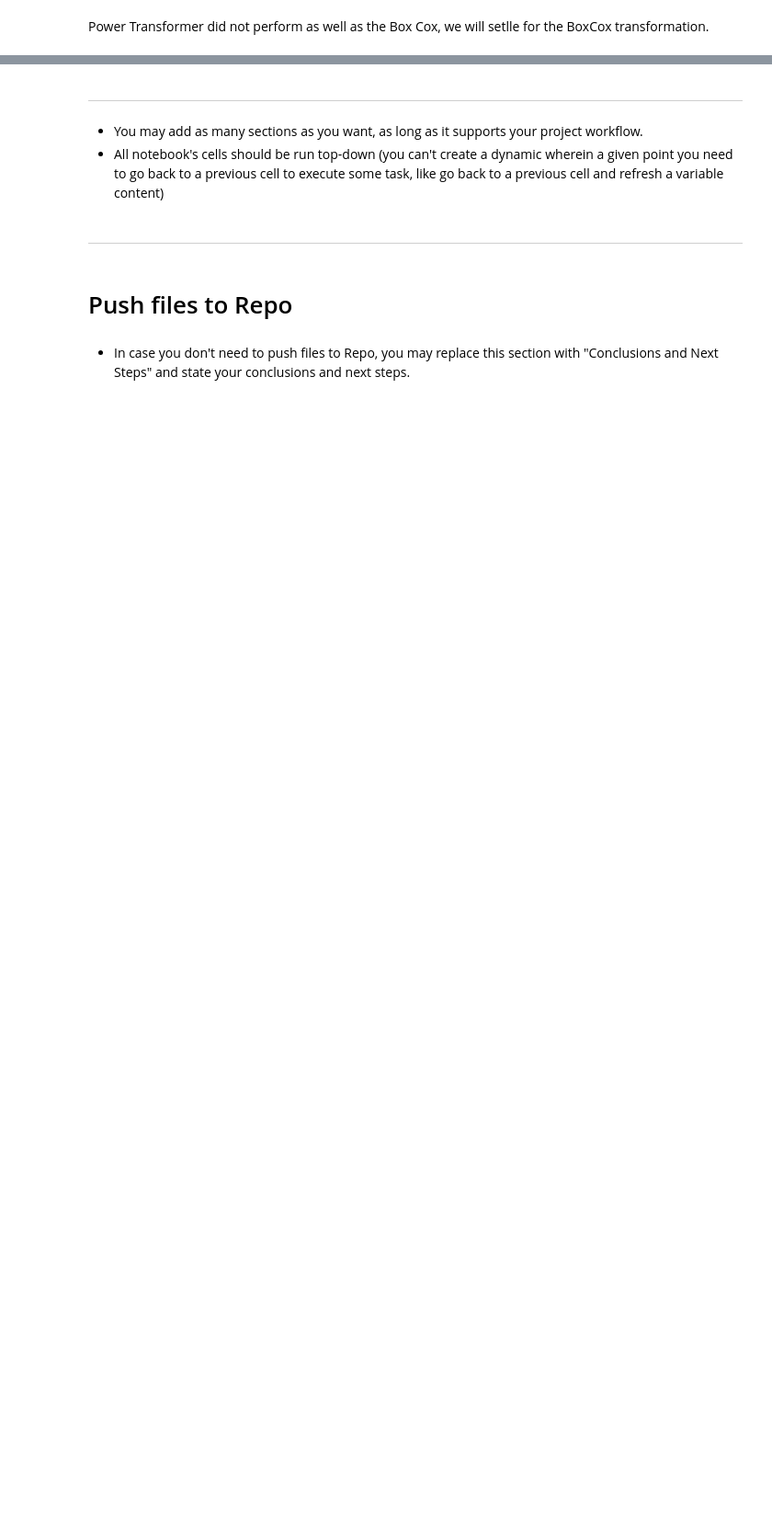
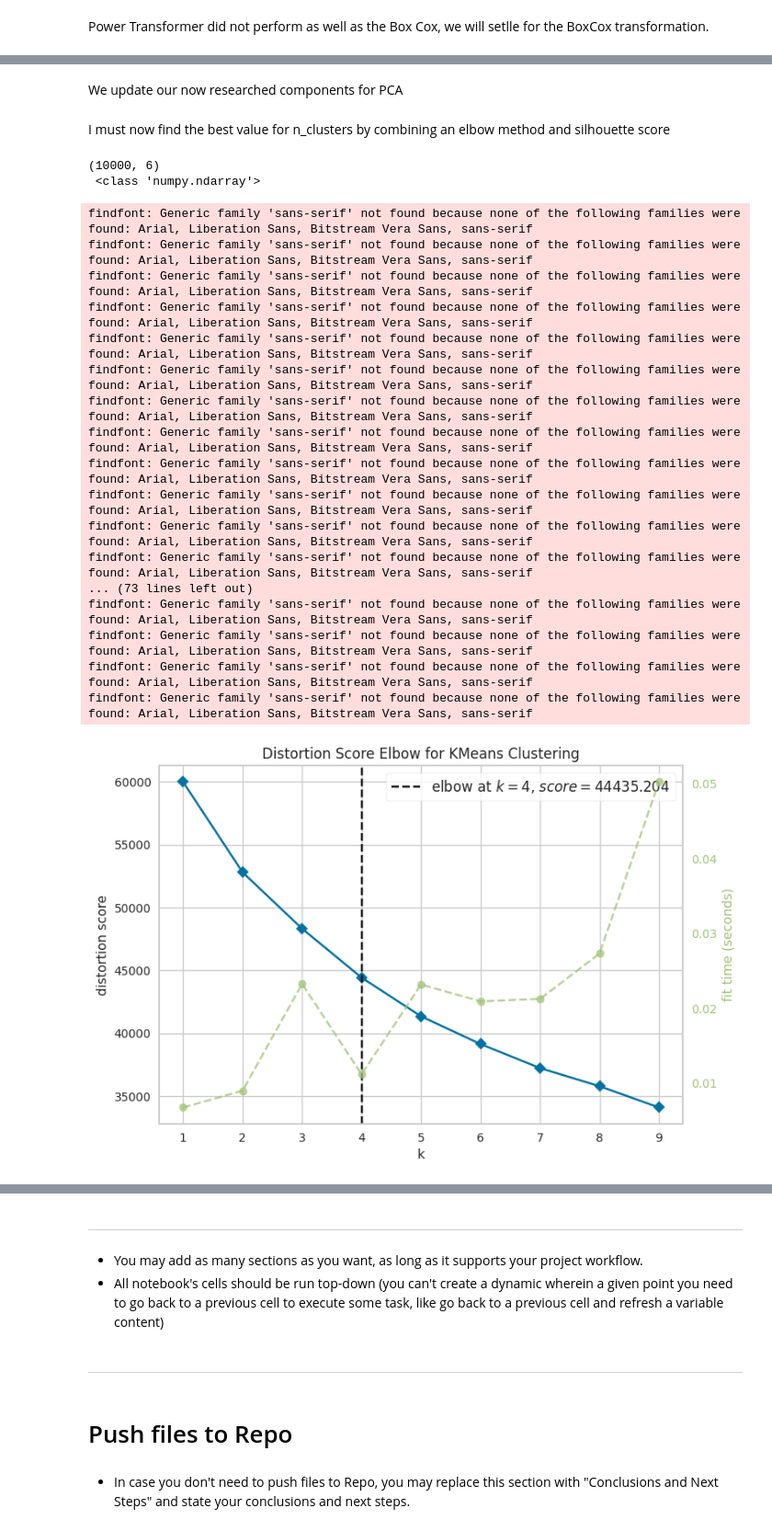
Before and after one commit to MaxBWiseman/Predictive_Analytics_Project, a Jupyter notebook: jupyter_notebooks/Feature_Engineering_Notebook.ipynb, the cells around one changed output, grey strips where cells are left out. Shown at 92% size. Drawn from its saved outputs; the diff is of its cells as text; code cells hidden in the pictures; blank space fills up the shorter version.

Commit message:
cluster and components analysis
Performed analysis to find the best number of clusters and components for the clustering ML task, started on the correlation task study

```diff
--- a/jupyter_notebooks/Feature_Engineering_Notebook.ipynb
+++ b/jupyter_notebooks/Feature_Engineering_Notebook.ipynb
@@ -234,2 +333,18 @@ compare_distributions_before_and_after_applying_transformer(df_numeric, df_trans
 # %% [markdown]
 Power Transformer did not perform as well as the Box Cox, we will setlle for the BoxCox transformation.
+# %%
+# Define function to apply boxcox and also return the data back to a dataframe
+def apply_boxcox(df):
+    pipeline = Pipeline([
+      ( 'log', vt.BoxCoxTransformer() )
+    ])
+    df_transformed = pipeline.fit_transform(df)
+    df_transformed = pd.DataFrame(df_transformed, columns=df.columns)
+    return df_transformed
+# %%
+boxcox = vt.BoxCoxTransformer()
+df1_transformed = apply_boxcox(df1.copy())
+TestSet1_transformed = apply_boxcox(TestSet1.copy())
+TrainSet1_transformed = apply_boxcox(TrainSet1.copy())
+TestSet2_transformed = apply_boxcox(TestSet2.copy())
+TrainSet2_transformed = apply_boxcox(TrainSet2.copy())
@@ -235,0 +409,51 @@ Power Transformer did not perform as well as the Box Cox, we will setlle for the
+# %% [markdown]
+We update our now researched components for PCA
+# %%
+def ClusterPipeline():
+    pipeline_cluster_base = Pipeline([
+        ('encoder', OrdinalEncoder(encoding_method='arbitrary', variables=["Activity Level"])),
+        # I have chosen OrdinalEncoder as our categorical variables have an ordinal relationship
+        ('scaler', StandardScaler()),
+        ('pca', PCA(n_components=6, random_state=42)), # 6 components explain 100% of the data
+        ('kmeans', KMeans(n_clusters=50, random_state=42))
+    ])
+    return pipeline_cluster_base
+
+pipeline_cluster = ClusterPipeline()
+# %% [markdown]
+I must now find the best value for n_clusters by combining an elbow method and silhouette score
+# %%
+pipeline_analysis = Pipeline(pipeline_cluster.steps[:-1])
+df_analysis = pipeline_analysis.fit_transform(df1_transformed)
+
+print(df_analysis.shape, '\n', type(df_analysis))
+# %% [output]
+(10000, 6)
+ <class 'numpy.ndarray'>
+# %%
+from yellowbrick.cluster import SilhouetteVisualizer
+from yellowbrick.cluster import KElbowVisualizer
+
+viz = KElbowVisualizer(KMeans(random_state=42), k=(1,10))
+viz.fit(df_analysis)
+viz.show()
+plt.show()
+# %% [output]
+findfont: Generic family 'sans-serif' not found because none of the following families were found: Arial, Liberation Sans, Bitstream Vera Sans, sans-serif
+findfont: Generic family 'sans-serif' not found because none of the following families were found: Arial, Liberation Sans, Bitstream Vera Sans, sans-serif
+findfont: Generic family 'sans-serif' not found because none of the following families were found: Arial, Liberation Sans, Bitstream Vera Sans, sans-serif
+findfont: Generic family 'sans-serif' not found because none of the following families were found: Arial, Liberation Sans, Bitstream Vera Sans, sans-serif
+findfont: Generic family 'sans-serif' not found because none of the following families were found: Arial, Liberation Sans, Bitstream Vera Sans, sans-serif
+findfont: Generic family 'sans-serif' not found because none of the following families were found: Arial, Liberation Sans, Bitstream Vera Sans, sans-serif
+findfont: Generic family 'sans-serif' not found because none of the following families were found: Arial, Liberation Sans, Bitstream Vera Sans, sans-serif
+findfont: Generic family 'sans-serif' not found because none of the following families were found: Arial, Liberation Sans, Bitstream Vera Sans, sans-serif
+findfont: Generic family 'sans-serif' not found because none of the following families were found: Arial, Liberation Sans, Bitstream Vera Sans, sans-serif
+findfont: Generic family 'sans-serif' not found because none of the following families were found: Arial, Liberation Sans, Bitstream Vera Sans, sans-serif
+findfont: Generic family 'sans-serif' not found because none of the following families were found: Arial, Liberation Sans, Bitstream Vera Sans, sans-serif
+findfont: Generic family 'sans-serif' not found because none of the following families were found: Arial, Liberation Sans, Bitstream Vera Sans, sans-serif
+... (73 lines left out)
+findfont: Generic family 'sans-serif' not found because none of the following families were found: Arial, Liberation Sans, Bitstream Vera Sans, sans-serif
+findfont: Generic family 'sans-serif' not found because none of the following families were found: Arial, Liberation Sans, Bitstream Vera Sans, sans-serif
+findfont: Generic family 'sans-serif' not found because none of the following families were found: Arial, Liberation Sans, Bitstream Vera Sans, sans-serif
+findfont: Generic family 'sans-serif' not found because none of the following families were found: Arial, Liberation Sans, Bitstream Vera Sans, sans-serif
+[figure, added]
```
Also changed, not shown: parts of 20 cells of this notebook, 1 other file.
